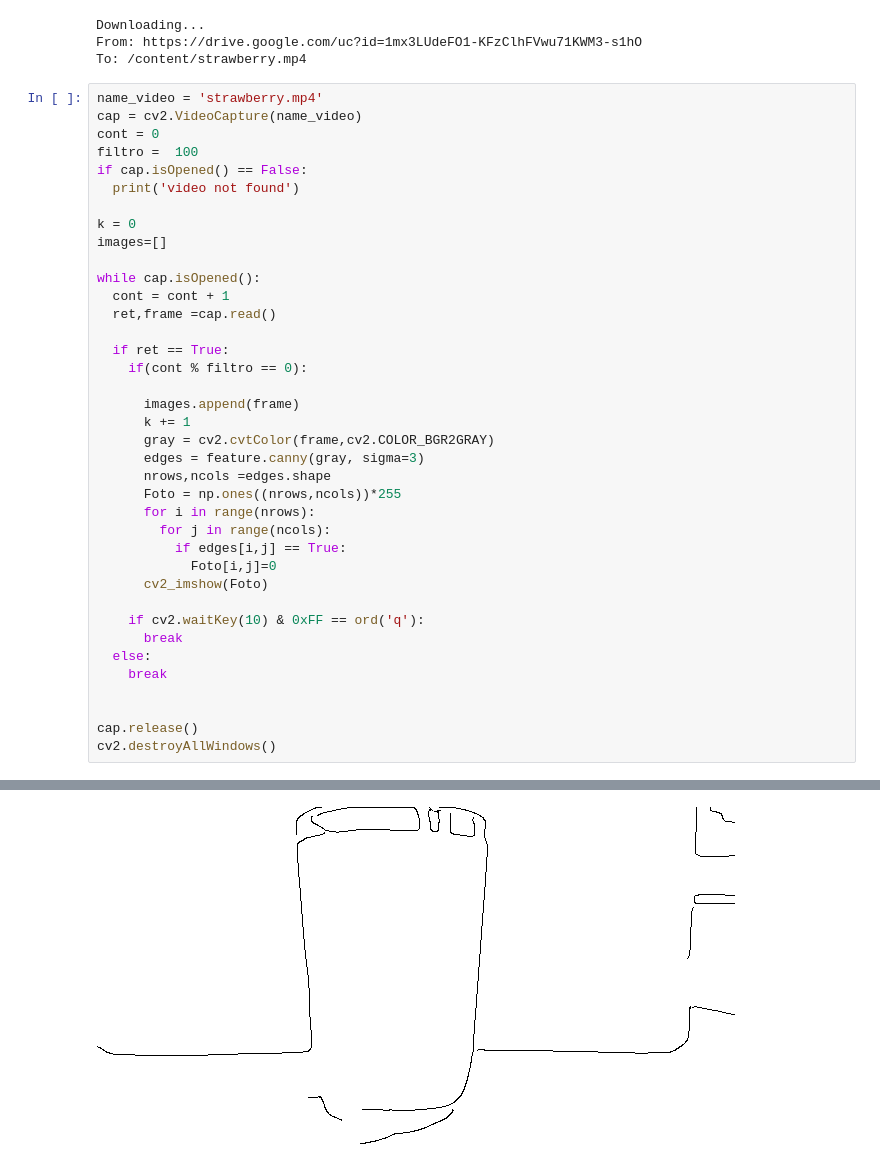
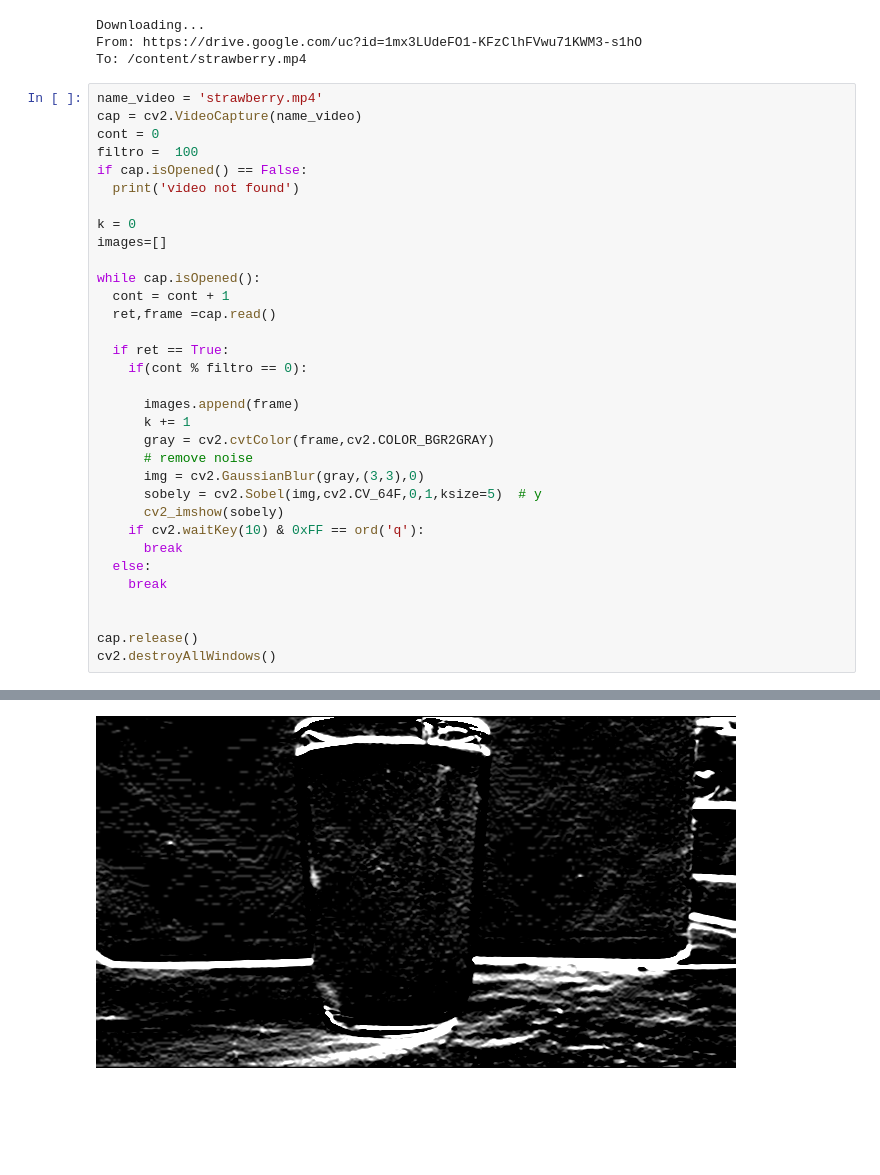
Before and after one commit to ucfilho/ANN, a Jupyter notebook: ANN_2022/Image_12/class_12_video_004_load_and_get_images.ipynb, the cells around one changed output, grey strips where cells are left out. Saved outputs shown, nothing was run; the diff lists cells and outputs as text; blank space fills up the shorter version.

```diff
--- a/ANN_2022/Image_12/class_12_video_004_load_and_get_images.ipynb
+++ b/ANN_2022/Image_12/class_12_video_004_load_and_get_images.ipynb
@@ -32,15 +32,10 @@ while cap.isOpened():
       images.append(frame)
       k += 1
       gray = cv2.cvtColor(frame,cv2.COLOR_BGR2GRAY)
-      edges = feature.canny(gray, sigma=3)
-      nrows,ncols =edges.shape
-      Foto = np.ones((nrows,ncols))*255
-      for i in range(nrows):
-        for j in range(ncols):
-          if edges[i,j] == True:
-            Foto[i,j]=0
-      cv2_imshow(Foto)
-
+      # remove noise
+      img = cv2.GaussianBlur(gray,(3,3),0)
+      sobely = cv2.Sobel(img,cv2.CV_64F,0,1,ksize=5)  # y
+      cv2_imshow(sobely)
     if cv2.waitKey(10) & 0xFF == ord('q'):
       break
   else:
@@ -61 +56 @@ cv2.destroyAllWindows()
-[figure, old version]
+[figure, new version]
```
Also changed, not shown: parts of 3 cells of this notebook.
